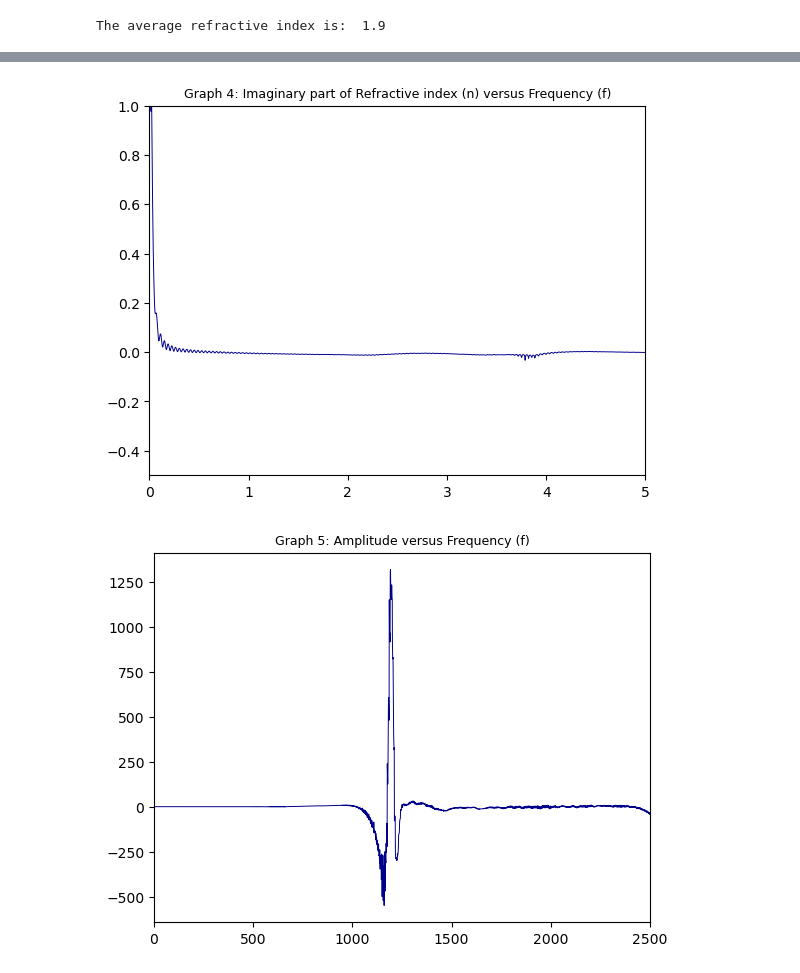
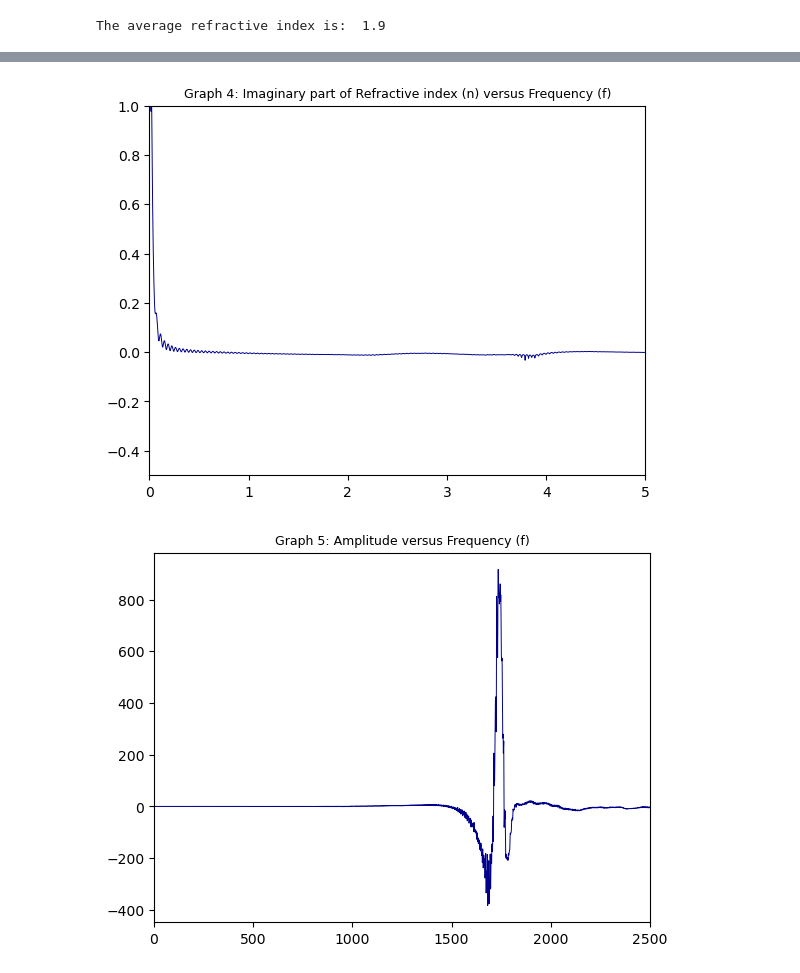
Before and after one commit to Loriginale2000/TerahertzProject, a Jupyter notebook: THzFinal.ipynb, the cells around one changed output, grey strips where cells are left out. Saved outputs shown, nothing was run; the diff lists cells and outputs as text; code cells hidden in the pictures.

```diff
--- a/THzFinal.ipynb
+++ b/THzFinal.ipynb
@@ -104,10 +104,10 @@ n_ = np.array(n_)
 
 #FIRST METHOD / INVERSE FOURIER
 
-ln_theoretical =(np.log((4 * n_0 * n_) / (n_0 + n_)**2) -(1j * 2 * np.pi * freq * d / c) * (n_ - n_0))
+ln_theoretical =np.log((4 * n_0 * n_) / (n_0 + n_)**2) -(1j * 2 * np.pi * freq * d / c) * (n_ - n_0)
 amp_theoretical = np.exp(ln_theoretical)
-conv = amp_theoretical * ffts
-tconv = np.fft.ifft(conv, 16384)
+amp_s = amp_theoretical * ffts
+inverse = np.fft.ifft(amp_s, 23856)
 
 
 
@@ -136,32 +136,40 @@ plt.xlim(xmax = 3, xmin = 0 )
 plt.ylim(ymax = 10, ymin = -2)
 plt.show()
 
 
 # REFRACTIVE INDEX REAL PART
 plt.title("Graph 3: Real part of Refractive index (n) versus Frequency (f)", fontsize = 9)
 plt.plot ( freq *1e-12 , np.real(n_), linewidth=0.7, color='darkblue')
 plt.xlim(xmax = 25, xmin = 0)
 plt.ylim(ymax = 5, ymin = -2)
 plt.show()
 
 # REFRACTIVE INDEX IMAGINARY PART
 plt.title("Graph 4: Imaginary part of Refractive index (n) versus Frequency (f)", fontsize = 9)
 plt.plot ( freq *1e-12 , np.imag(n_), linewidth=0.7, color='darkblue')
 plt.xlim(xmax = 5, xmin = 0)
 plt.ylim(ymax = 1, ymin = -0.5)
 plt.show()
 
 
 # AMPLITUDE VERSUS FREQUENCY THEORETICAL COMPUTATION
 plt.title("Graph 5: Amplitude versus Frequency (f)", fontsize = 9)
-plt.plot( tconv,  color = "darkblue", linewidth = 0.7)
+plt.plot( inverse,  color = "darkblue", linewidth = 0.7)
 #plt.plot(t *1e12, ss, color = "maroon",  linewidth = 1)
 plt.xlim(xmax = 2500, xmin = 0)
 plt.show()
+
+
+# TRY TO PLOT THE SIGNALS TO SEE HOW CLOSE WE ARE
+plt.plot(t*10e12, inverse.real, color = "darkblue", linewidth = 0.7)
+plt.plot(t *1e12, ss, color = "maroon",  linewidth = 1)
+plt.xlim(xmax = 600, xmin = 0)
+
+plt.show()
 # %% [output]
 The average refractive index is:  1.9
 [figure]
 [figure]
 [figure]
 [figure]
-[figure, old version]
+[figure, new version]
```
Also changed, not shown: parts of 1 cell of this notebook.
